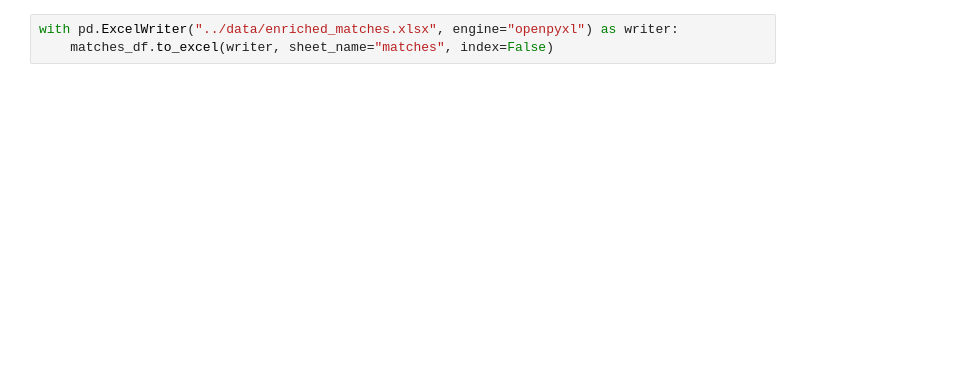
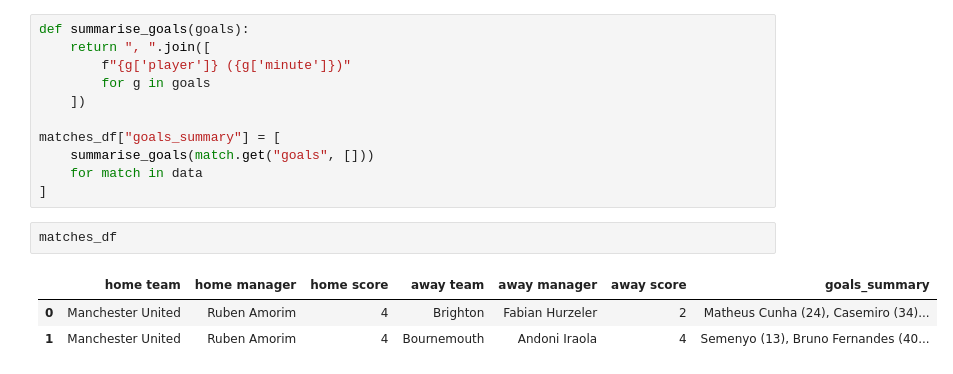
Before and after one commit to danielcavey/Football-Match-Memory-Enricher, a Jupyter notebook: src/enriched_match_layer.ipynb, the cells around one changed output. Drawn from its saved outputs; the diff is of its cells as text; blank space fills up the shorter version.

Commit message:
First draft of Stage 5: Enriched Dataset Collection. Also switch to Qwen

```diff
--- a/src/enriched_match_layer.ipynb
+++ b/src/enriched_match_layer.ipynb
@@ -42,3 +47,17 @@ matches_df
 # %%
-with pd.ExcelWriter("../data/enriched_matches.xlsx", engine="openpyxl") as writer:
-    matches_df.to_excel(writer, sheet_name="matches", index=False)
+def summarise_goals(goals):
+    return ", ".join([
+        f"{g['player']} ({g['minute']})"
+        for g in goals
+    ])
+
+matches_df["goals_summary"] = [
+    summarise_goals(match.get("goals", []))
+    for match in data
+]
+# %%
+matches_df
+# %% [output]
+|  | home team | home manager | home score | away team | away manager | away score | goals_summary |
+| 0 | Manchester United | Ruben Amorim | 4 | Brighton | Fabian Hurzeler | 2 | Matheus Cunha (24), Casemiro (34)... |
+| 1 | Manchester United | Ruben Amorim | 4 | Bournemouth | Andoni Iraola | 4 | Semenyo (13), Bruno Fernandes (40... |
```
Also changed, not shown: parts of 4 cells of this notebook, 6 other files.
